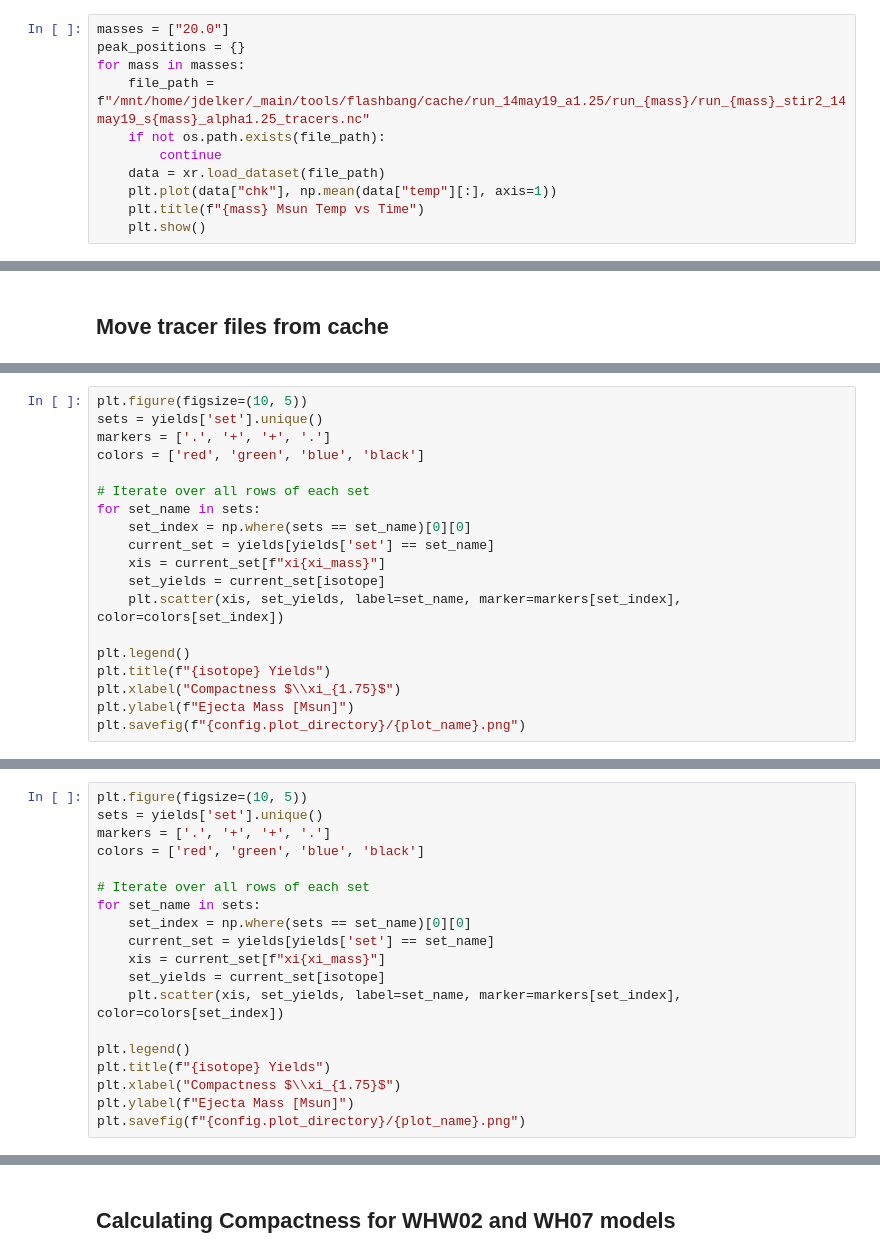
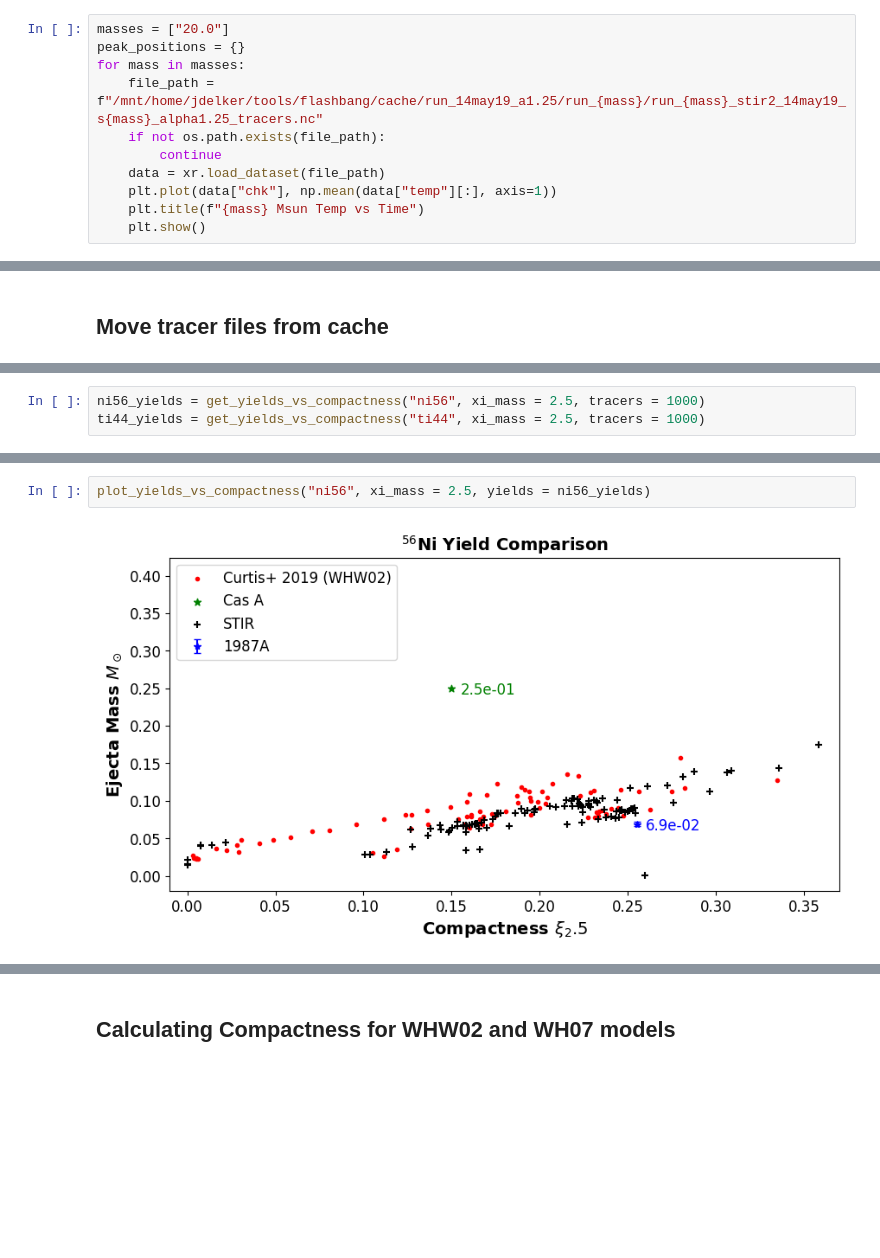
Before and after one commit to snaphu-msu/osnap, a Jupyter notebook: scripts/quick_plotting.ipynb, the cells around one changed output, grey strips where cells are left out. Cells and saved outputs as stored; diff of their text form; blank space fills up the shorter version.

```diff
--- a/scripts/quick_plotting.ipynb
+++ b/scripts/quick_plotting.ipynb
@@ -20,7 +20,7 @@ stir_path = f"/mnt/research/SNAPhU/STIR/run_sukhbold/run_{run_date}_a{alpha}/"
 masses = ["20.0"]
 peak_positions = {}
 for mass in masses:
-    file_path = f"/mnt/home/jdelker/_main/tools/flashbang/cache/run_14may19_a1.25/run_{mass}/run_{mass}_stir2_14may19_s{mass}_alpha1.25_tracers.nc"
+    file_path = f"/mnt/home/jdelker/tools/flashbang/cache/run_14may19_a1.25/run_{mass}/run_{mass}_stir2_14may19_s{mass}_alpha1.25_tracers.nc"
     if not os.path.exists(file_path):
         continue
     data = xr.load_dataset(file_path)
@@ -116,19 +67,0 @@ for mass in masses:
-# %%
-plt.figure(figsize=(10, 5))
-sets = yields['set'].unique()
-markers = ['.', '+', '+', '.']
-colors = ['red', 'green', 'blue', 'black']
-
-# Iterate over all rows of each set
-for set_name in sets:
-    set_index = np.where(sets == set_name)[0][0]
-    current_set = yields[yields['set'] == set_name]
-    xis = current_set[f"xi{xi_mass}"]
-    set_yields = current_set[isotope]
-    plt.scatter(xis, set_yields, label=set_name, marker=markers[set_index], color=colors[set_index])
-
-plt.legend()
-plt.title(f"{isotope} Yields")
-plt.xlabel("Compactness $\\xi_{1.75}$")
-plt.ylabel(f"Ejecta Mass [Msun]")
-plt.savefig(f"{config.plot_directory}/{plot_name}.png")
@@ -183,19 +152,3 @@ for mass in masses:
 # %%
-plt.figure(figsize=(10, 5))
-sets = yields['set'].unique()
-markers = ['.', '+', '+', '.']
-colors = ['red', 'green', 'blue', 'black']
-
-# Iterate over all rows of each set
-for set_name in sets:
-    set_index = np.where(sets == set_name)[0][0]
-    current_set = yields[yields['set'] == set_name]
-    xis = current_set[f"xi{xi_mass}"]
-    set_yields = current_set[isotope]
-    plt.scatter(xis, set_yields, label=set_name, marker=markers[set_index], color=colors[set_index])
-
-plt.legend()
-plt.title(f"{isotope} Yields")
-plt.xlabel("Compactness $\\xi_{1.75}$")
-plt.ylabel(f"Ejecta Mass [Msun]")
-plt.savefig(f"{config.plot_directory}/{plot_name}.png")
+ni56_yields = get_yields_vs_compactness("ni56", xi_mass = 2.5, tracers = 1000)
+ti44_yields = get_yields_vs_compactness("ti44", xi_mass = 2.5, tracers = 1000)
@@ -203,0 +155,4 @@ plt.savefig(f"{config.plot_directory}/{plot_name}.png")
+# %%
+plot_yields_vs_compactness("ni56", xi_mass = 2.5, yields = ni56_yields)
+# %% [output]
+[figure, added]
```
Also changed, not shown: parts of 15 cells of this notebook, 19 other files.
